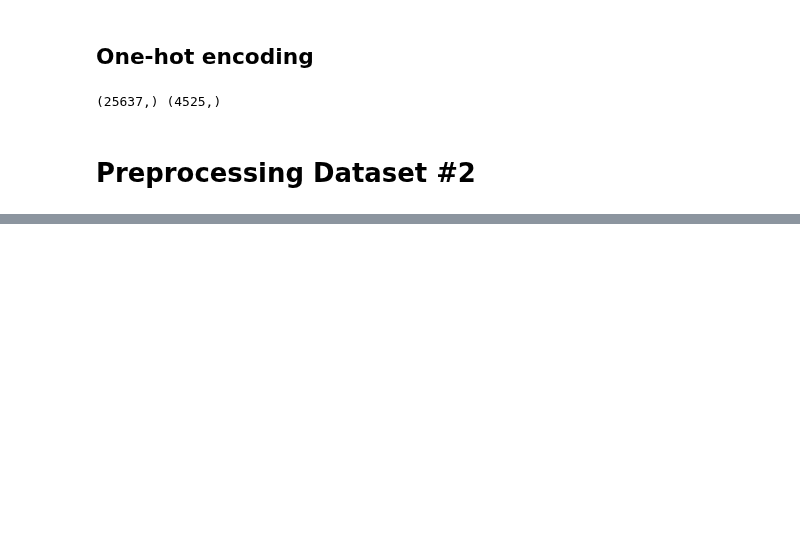
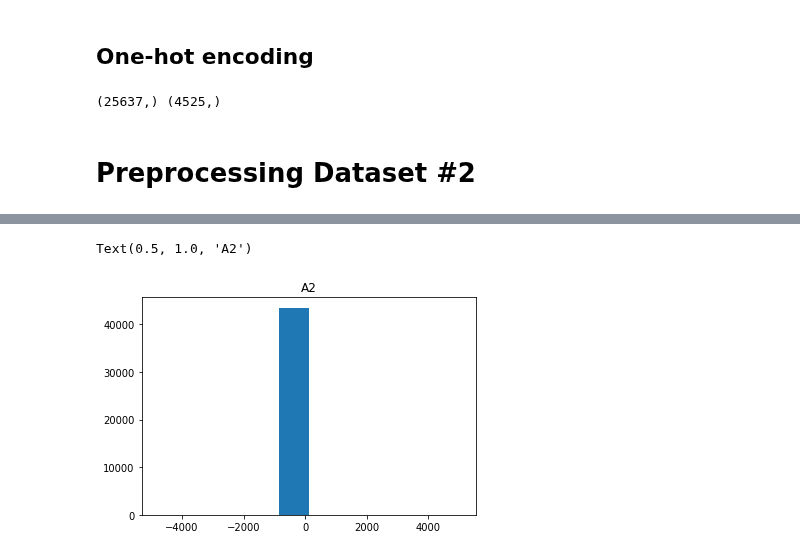
Before and after one commit to emmacona/COMP551-A1-KNN-and-Decision-tree-optimization, a Jupyter notebook: notebook.ipynb, the cells around one changed output, grey strips where cells are left out. Saved outputs shown, nothing was run; the diff lists cells and outputs as text; code cells hidden in the pictures; blank space fills up the shorter version.

```diff
--- a/notebook.ipynb
+++ b/notebook.ipynb
@@ -99,0 +172,6 @@ test_encoded_1 = encoder.transform(X_test)
+# %%
+plt.hist(dataset2['A2'], histtype='bar')
+plt.title("A2")
+# %% [output]
+Text(0.5, 1.0, 'A2')
+[figure, added]
```
Also changed, not shown: parts of 20 cells of this notebook, 1 other file.
